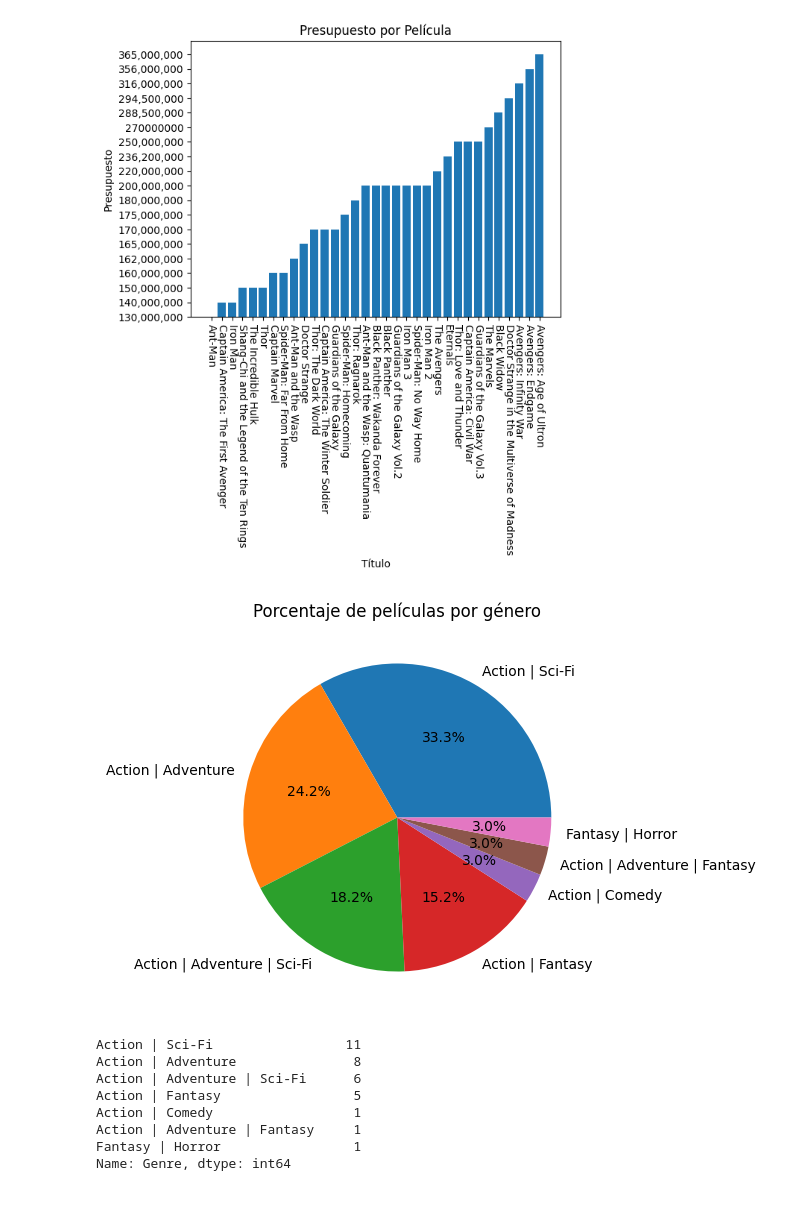
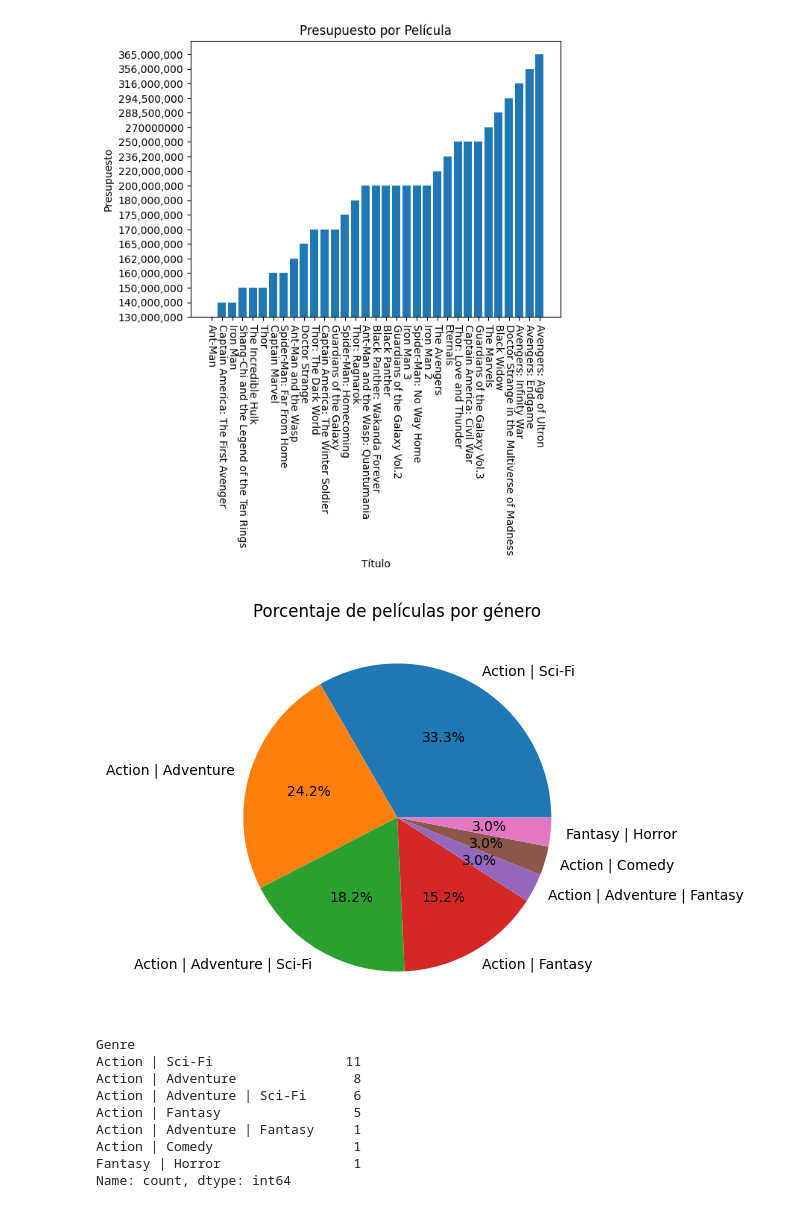
Before and after one commit to AustroPa/T.SopInfor_Incutti-Fernandez, a Jupyter notebook: Ejercicio2.ipynb, the cells around one changed output. Drawn from its saved outputs; the diff is of its cells as text; code cells hidden in the pictures.

```diff
--- a/Ejercicio2.ipynb
+++ b/Ejercicio2.ipynb
@@ -88,24 +88,25 @@ plt.show()
 # %%
 import matplotlib.pyplot as plt
 
-genre_counts = csv['Genre'].value_counts()
+cantidadGenero = csv['Genre'].value_counts()
 
 plt.figure(figsize=(5, 5))
-plt.pie(genre_counts, labels=genre_counts.index, autopct='%1.1f%%')
+plt.pie(cantidadGenero, labels=cantidadGenero.index, autopct='%1.1f%%')
 plt.title('Porcentaje de películas por género')
 
 plt.show()
-print(genre_counts)
+print(cantidadGenero)
 
 #En conclusion podemos decir que la mayoria de pelicualas en el MCU es de Accion | Ciencia Ficcion
 # %% [output]
-[figure, old version]
+[figure, new version]
+Genre
 Action | Sci-Fi                 11
 Action | Adventure               8
 Action | Adventure | Sci-Fi      6
 Action | Fantasy                 5
+Action | Adventure | Fantasy     1
 Action | Comedy                  1
-Action | Adventure | Fantasy     1
 Fantasy | Horror                 1
-Name: Genre, dtype: int64
+Name: count, dtype: int64
 # %%
```
Also changed, not shown: parts of 2 cells of this notebook.
